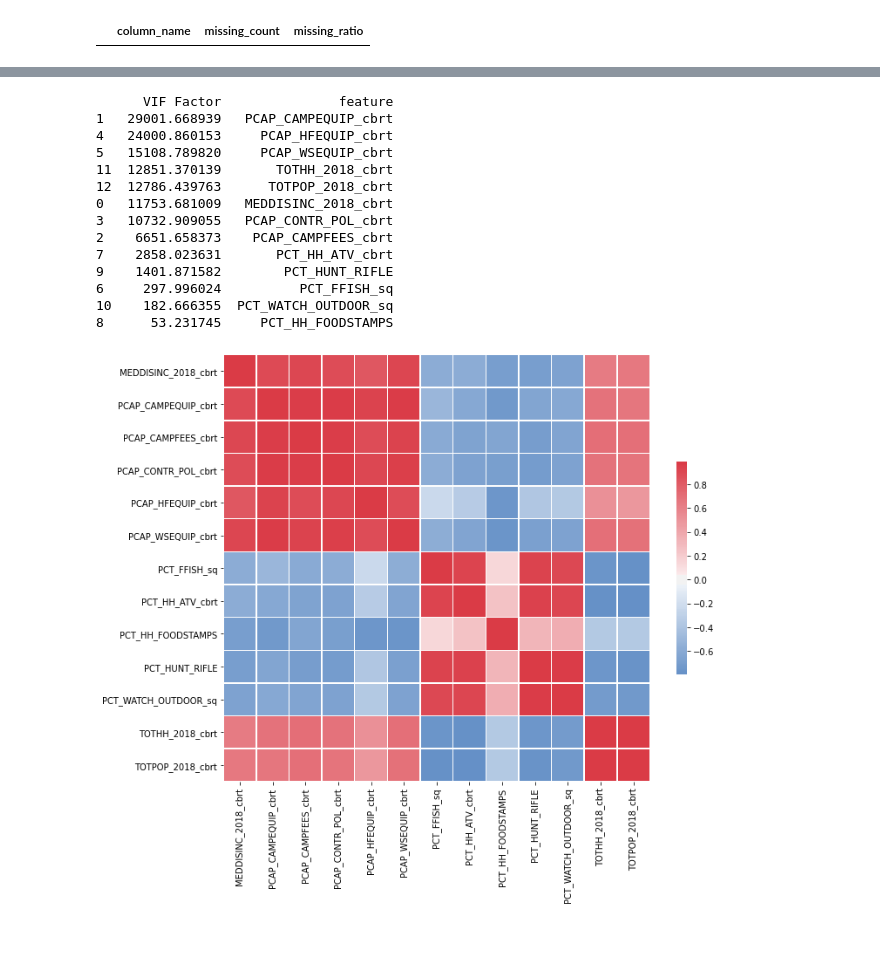
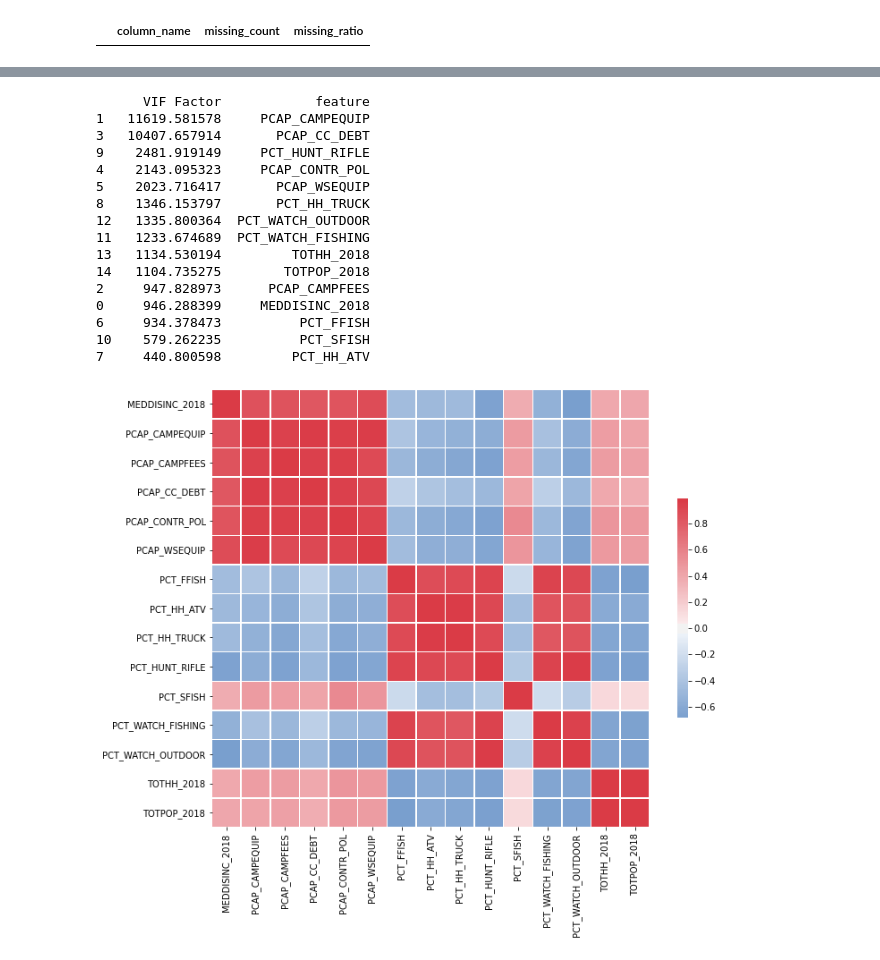
Before and after one commit to FloobtheGreat/IPy_Notebooks, a Jupyter notebook: Analyses/Store_Sales_Volume_Projection.ipynb, the cells around one changed output, grey strips where cells are left out. Saved outputs shown, nothing was run; the diff lists cells and outputs as text; code cells hidden in the pictures.

```diff
--- a/Analyses/Store_Sales_Volume_Projection.ipynb
+++ b/Analyses/Store_Sales_Volume_Projection.ipynb
@@ -49,7 +49,11 @@ mean = np.mean(impdata['TARGET_SALESPOS'])
 std = np.std(impdata['TARGET_SALESPOS'])
 mean, std
 
-base = impdata[impdata['TARGET_SALESPOS'] < mean+std*10]
+base = impdata[impdata['TARGET_SALESPOS'] < mean+std*2]
+
+#base['TARGET_SALESPOS_CBRT'] = np.cbrt(base['TARGET_SALESPOS'])
+
+base['TARGET_SALESPOS_LOG'] = np.log(base['TARGET_SALESPOS'])
 
 #base['SALES_TARGET_N12_CBRT'], lmda = stats.boxcox(base['SALES_TARGET_N12'])
 base.describe()
@@ -96,9 +100,9 @@ collist_X = ['AVG_HH_SIZE','BPS_IND','DIVIND','MEDAGE','MEDDISINC_2018','PARKS_S
 
 collist_y = ['TARGET_SALESPOS']
 # %%
-train, test = helper.splitData(base[collist], .8)
+train, test = helper.splitData(base[collist], .5)
 
-train, val = helper.splitData(train, 0.5)
+test, val = helper.splitData(test, 0.5)
 
 print(train.shape, val.shape, test.shape)
 
@@ -229,3 +230,9 @@ train_X = train_X[collist_X_expanded]
+# %%
+collist_X_expanded = ['MEDDISINC_2018', 'PCAP_AFFH_NAICS', 'PCAP_CAMPEQUIP', 'PCAP_CAMPFEES', 'PCAP_CC_DEBT',
+                      'PCAP_CONTR_POL', 'PCAP_CONTR_RELIG', 'PCAP_HFEQUIP', 'PCAP_WSEQUIP', 'PCT_ARCHERY', 'PCT_FFISH',
+                      'PCT_HH_ATV', 'PCT_HH_FOODSTAMPS', 'PCT_HH_TRUCK', 'PCT_HUNT_RIFLE', 'PCT_HUNT_SHOTGUN', 'PCT_SFISH',
+                      'PCT_WATCH_FISHING', 'PCT_WATCH_NASCAR', 'PCT_WATCH_OUTDOOR', 'TOTHH_2018', 'TOTPOP_2018']
+train_X = train_X[collist_X_expanded]
 # %%
 feat_labels = np.asarray(collist_X_expanded)
 
@@ -264,49 +269,50 @@ array(['MEDDISINC_2018_cbrt', 'PCAP_CAMPEQUIP_cbrt', 'PCAP_CAMPFEES_cbrt',
 # %%
-collist_X2 = ['MEDDISINC_2018_cbrt', 'PCAP_CAMPEQUIP_cbrt', 'PCAP_CAMPFEES_cbrt',
-       'PCAP_CONTR_POL_cbrt',
-        'PCAP_HFEQUIP_cbrt', 'PCAP_WSEQUIP_cbrt',
-       'PCT_FFISH_sq', 'PCT_HH_ATV_cbrt', 'PCT_HH_FOODSTAMPS',
-       'PCT_HUNT_RIFLE', 'PCT_WATCH_OUTDOOR_sq', 'TOTHH_2018_cbrt',
-       'TOTPOP_2018_cbrt']
+collist_X2 = [ 'MEDDISINC_2018', 'PCAP_CAMPEQUIP', 'PCAP_CAMPFEES',
+       'PCAP_CC_DEBT', 'PCAP_CONTR_POL', 'PCAP_WSEQUIP', 'PCT_FFISH',
+       'PCT_HH_ATV', 'PCT_HH_TRUCK', 'PCT_HUNT_RIFLE', 'PCT_SFISH',
+       'PCT_WATCH_FISHING', 'PCT_WATCH_OUTDOOR', 'TOTHH_2018',
+       'TOTPOP_2018']
 
 #collist_X2 = feat_labels2.tolist()
 
 train_X2 = train_X[collist_X2]
 
 corr = train_X2.corr()
 
 # Generate a mask for the upper triangle
 mask = np.zeros_like(corr, dtype=np.bool)
 mask[np.triu_indices_from(mask)] = True
 
 # Set up the matplotlib figure
 f, ax = plt.subplots(figsize=(11, 9))
 
 # Generate a custom diverging colormap
 cmap = sns.diverging_palette(250, 10, as_cmap=True)
 
 # Draw the heatmap with the mask and correct aspect ratio
 sns.heatmap(corr,  cmap=cmap, vmax=.99, center=0,
             square=True, linewidths=.5, cbar_kws={"shrink": .5})
 
 
 print(helper.calc_VIFs(train_X2))
 # %% [output]
-      VIF Factor               feature
-1   29001.668939   PCAP_CAMPEQUIP_cbrt
-4   24000.860153     PCAP_HFEQUIP_cbrt
-5   15108.789820     PCAP_WSEQUIP_cbrt
-11  12851.370139       TOTHH_2018_cbrt
-12  12786.439763      TOTPOP_2018_cbrt
-0   11753.681009   MEDDISINC_2018_cbrt
-3   10732.909055   PCAP_CONTR_POL_cbrt
-2    6651.658373    PCAP_CAMPFEES_cbrt
-7    2858.023631       PCT_HH_ATV_cbrt
-9    1401.871582        PCT_HUNT_RIFLE
-6     297.996024          PCT_FFISH_sq
-10    182.666355  PCT_WATCH_OUTDOOR_sq
-8      53.231745     PCT_HH_FOODSTAMPS
+      VIF Factor            feature
+1   11619.581578     PCAP_CAMPEQUIP
+3   10407.657914       PCAP_CC_DEBT
+9    2481.919149     PCT_HUNT_RIFLE
+4    2143.095323     PCAP_CONTR_POL
+5    2023.716417       PCAP_WSEQUIP
+8    1346.153797       PCT_HH_TRUCK
+12   1335.800364  PCT_WATCH_OUTDOOR
+11   1233.674689  PCT_WATCH_FISHING
+13   1134.530194         TOTHH_2018
+14   1104.735275        TOTPOP_2018
+2     947.828973      PCAP_CAMPFEES
+0     946.288399     MEDDISINC_2018
+6     934.378473          PCT_FFISH
+10    579.262235          PCT_SFISH
+7     440.800598         PCT_HH_ATV
-[figure, old version]
+[figure, new version]
 # %%
 import statsmodels.api as sm
 
```
Also changed, not shown: parts of 29 cells of this notebook.
